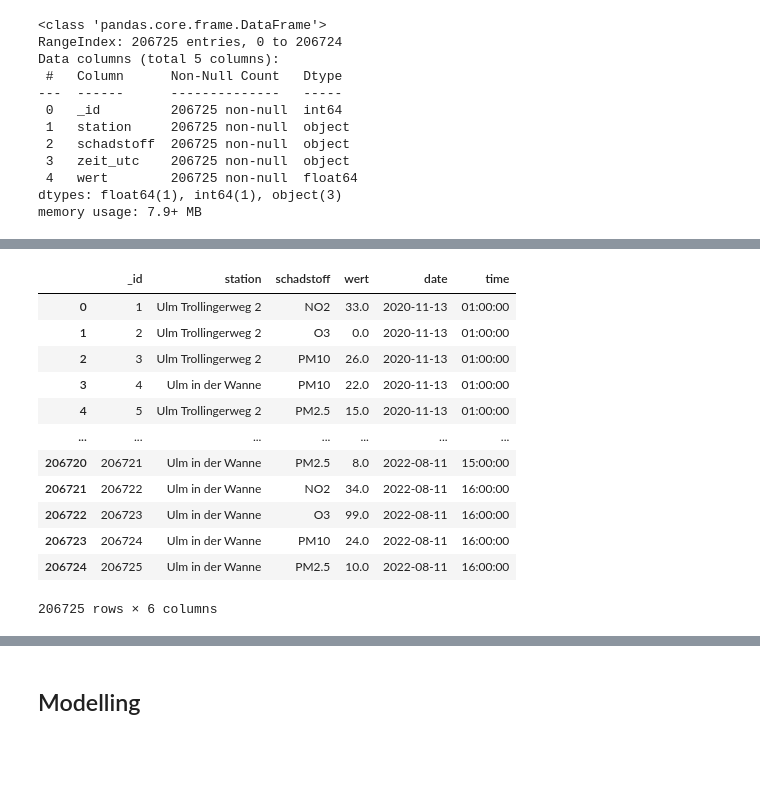
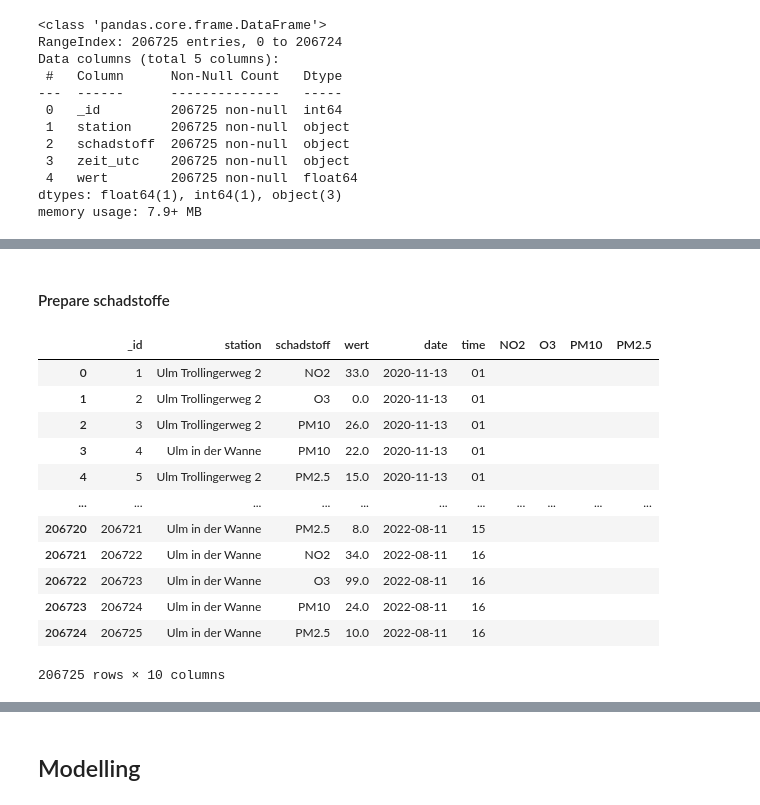
Before and after one commit to markuskuehnle/Projects, a Jupyter notebook: airquality.ipynb, the cells around one changed output, grey strips where cells are left out. Drawn from its saved outputs; the diff is of its cells as text; code cells hidden in the pictures; blank space fills up the shorter version.

```diff
--- a/airquality.ipynb
+++ b/airquality.ipynb
@@ -92,16 +106,23 @@ df.drop('zeit_utc', axis=1, inplace=True)
-# %%
-df
-# %% [output]
-|  | _id | station | schadstoff | wert | date | time |
-| 0 | 1 | Ulm Trollingerweg 2 | NO2 | 33.0 | 2020-11-13 | 01:00:00 |
-| 1 | 2 | Ulm Trollingerweg 2 | O3 | 0.0 | 2020-11-13 | 01:00:00 |
-| 2 | 3 | Ulm Trollingerweg 2 | PM10 | 26.0 | 2020-11-13 | 01:00:00 |
-| 3 | 4 | Ulm in der Wanne | PM10 | 22.0 | 2020-11-13 | 01:00:00 |
-| 4 | 5 | Ulm Trollingerweg 2 | PM2.5 | 15.0 | 2020-11-13 | 01:00:00 |
-| ... | ... | ... | ... | ... | ... | ... |
-| 206720 | 206721 | Ulm in der Wanne | PM2.5 | 8.0 | 2022-08-11 | 15:00:00 |
-| 206721 | 206722 | Ulm in der Wanne | NO2 | 34.0 | 2022-08-11 | 16:00:00 |
-| 206722 | 206723 | Ulm in der Wanne | O3 | 99.0 | 2022-08-11 | 16:00:00 |
-| 206723 | 206724 | Ulm in der Wanne | PM10 | 24.0 | 2022-08-11 | 16:00:00 |
-| 206724 | 206725 | Ulm in der Wanne | PM2.5 | 10.0 | 2022-08-11 | 16:00:00 |
-206725 rows × 6 columns
+# %% [markdown]
+#### Prepare schadstoffe
+# %%
+df2 = df
+df2['NO2'] = ""
+df2['O3'] = ""
+df2['PM10'] = ""
+df2['PM2.5'] = ""
+df2
+# %% [output]
+|  | _id | station | schadstoff | wert | date | time | NO2 | O3 | PM10 | PM2.5 |
+| 0 | 1 | Ulm Trollingerweg 2 | NO2 | 33.0 | 2020-11-13 | 01 |  |  |  |  |
+| 1 | 2 | Ulm Trollingerweg 2 | O3 | 0.0 | 2020-11-13 | 01 |  |  |  |  |
+| 2 | 3 | Ulm Trollingerweg 2 | PM10 | 26.0 | 2020-11-13 | 01 |  |  |  |  |
+| 3 | 4 | Ulm in der Wanne | PM10 | 22.0 | 2020-11-13 | 01 |  |  |  |  |
+| 4 | 5 | Ulm Trollingerweg 2 | PM2.5 | 15.0 | 2020-11-13 | 01 |  |  |  |  |
+| ... | ... | ... | ... | ... | ... | ... | ... | ... | ... | ... |
+| 206720 | 206721 | Ulm in der Wanne | PM2.5 | 8.0 | 2022-08-11 | 15 |  |  |  |  |
+| 206721 | 206722 | Ulm in der Wanne | NO2 | 34.0 | 2022-08-11 | 16 |  |  |  |  |
+| 206722 | 206723 | Ulm in der Wanne | O3 | 99.0 | 2022-08-11 | 16 |  |  |  |  |
+| 206723 | 206724 | Ulm in der Wanne | PM10 | 24.0 | 2022-08-11 | 16 |  |  |  |  |
+| 206724 | 206725 | Ulm in der Wanne | PM2.5 | 10.0 | 2022-08-11 | 16 |  |  |  |  |
+206725 rows × 10 columns
```
Also changed, not shown: parts of 20 cells of this notebook.
